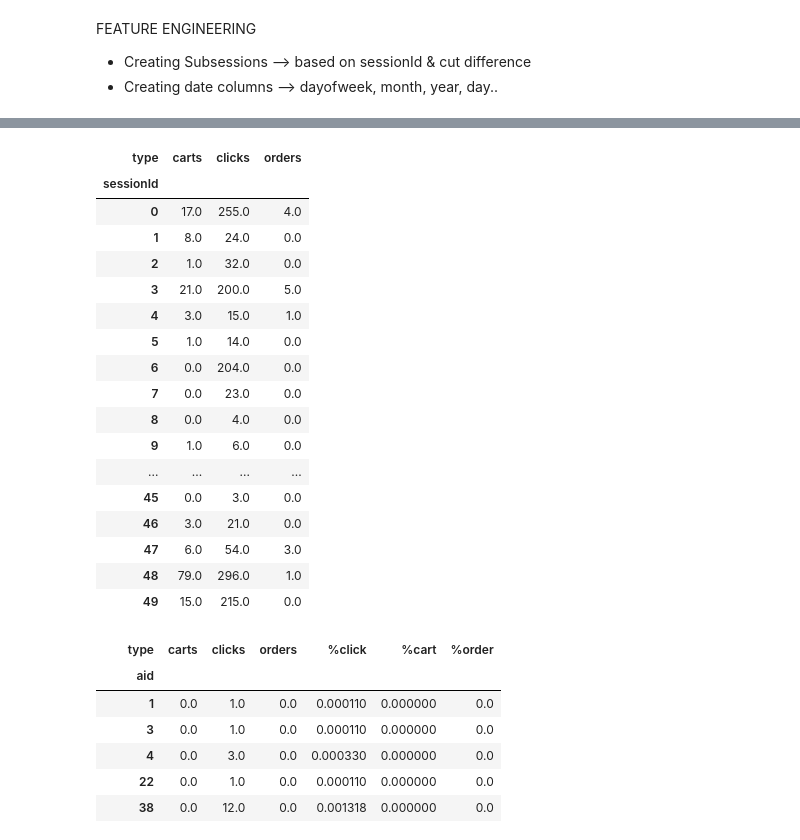
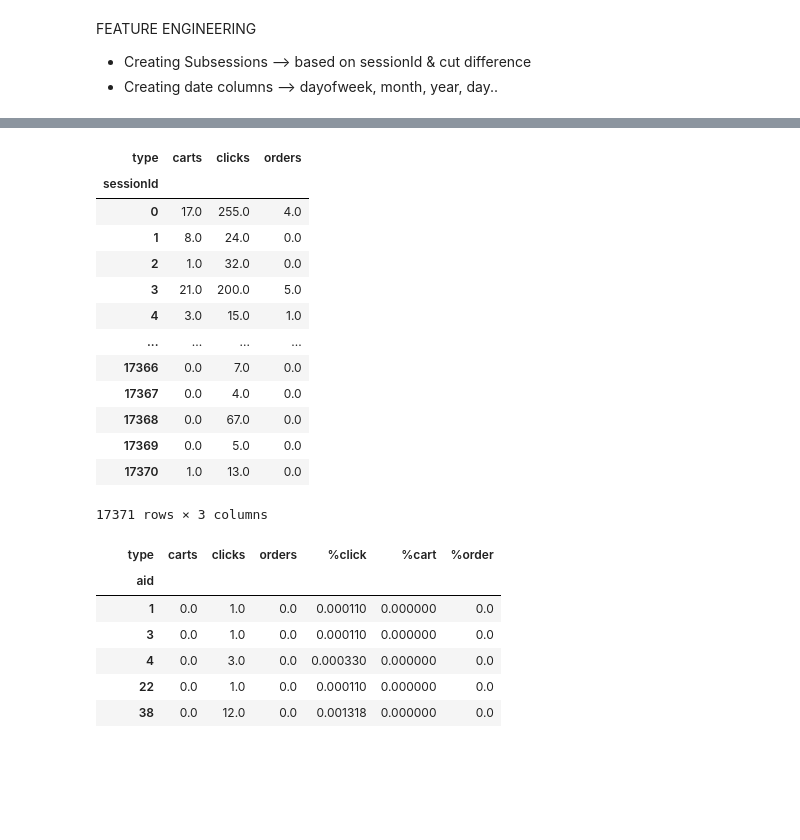
Before and after one commit to akrogv/exploracio-ml-python, a Jupyter notebook: Session_Based_Recommendation/Source/exploration.ipynb, the cells around one changed output, grey strips where cells are left out. Drawn from its saved outputs; the diff is of its cells as text; code cells hidden in the pictures; blank space fills up the shorter version.

```diff
--- a/Session_Based_Recommendation/Source/exploration.ipynb
+++ b/Session_Based_Recommendation/Source/exploration.ipynb
@@ -79,3 +75,24 @@ create_date_features(sampleEventsDf)
+# %%
+#Create subsessions with 2 hours interval.
+sampleEventsDf.sort_values(by=['sessionId','ts'])
+llisteta = [(sampleEventsDf[sampleEventsDf['sessionId']==session]['ts'] - np.insert(sampleEventsDf[sampleEventsDf['sessionId']==session]['ts'].values,0,0,axis=0)[:-1]).values for session in pd.unique(sampleEventsDf['sessionId'])]
+llisteta = [item for sublist in llisteta for item in sublist]
+sampleEventsDf['dif'] = llisteta
+cut_dif = pd.Timedelta(2,'h')
+i=0
+l=[]
+for sessionId in pd.unique(sampleEventsDf['sessionId']):
+    for event in sampleEventsDf[sampleEventsDf['sessionId'] == sessionId].values:
+        if event[-1]>cut_dif:
+            i=i+1
+        l.append(i)
+sampleEventsDf['subsession'] = l
+
+
+#Create date features
+sampleEventsDf.loc[:, 'month'] = sampleEventsDf['ts'].dt.month
+sampleEventsDf.loc[:, 'weekofyear'] = sampleEventsDf['ts'].dt.weekofyear
+sampleEventsDf.loc[:, 'dayofweek'] = sampleEventsDf['ts'].dt.dayofweek
 # %%
 sampleEventsDf.head()
 # %% [output]
@@ -88,26 +105,22 @@ sampleEventsDf.head()
 # %%
 #create sessionId and event counts. Replace NaN with 0
 user_counts = sampleEventsDf.groupby(['sessionId','type']).count()['ts'].unstack(level=-1).fillna(0)
-user_counts.head(50)
+user_counts
 # %% [output]
 | type | carts | clicks | orders |
 | sessionId |  |  |  |
 | 0 | 17.0 | 255.0 | 4.0 |
 | 1 | 8.0 | 24.0 | 0.0 |
 | 2 | 1.0 | 32.0 | 0.0 |
 | 3 | 21.0 | 200.0 | 5.0 |
 | 4 | 3.0 | 15.0 | 1.0 |
-| 5 | 1.0 | 14.0 | 0.0 |
-| 6 | 0.0 | 204.0 | 0.0 |
-| 7 | 0.0 | 23.0 | 0.0 |
-| 8 | 0.0 | 4.0 | 0.0 |
-| 9 | 1.0 | 6.0 | 0.0 |
 | ... | ... | ... | ... |
-| 45 | 0.0 | 3.0 | 0.0 |
-| 46 | 3.0 | 21.0 | 0.0 |
-| 47 | 6.0 | 54.0 | 3.0 |
-| 48 | 79.0 | 296.0 | 1.0 |
-| 49 | 15.0 | 215.0 | 0.0 |
+| 17366 | 0.0 | 7.0 | 0.0 |
+| 17367 | 0.0 | 4.0 | 0.0 |
+| 17368 | 0.0 | 67.0 | 0.0 |
+| 17369 | 0.0 | 5.0 | 0.0 |
+| 17370 | 1.0 | 13.0 | 0.0 |
+17371 rows × 3 columns
 # %%
 #create product Id and event counts. Replace NaN with 0
 product_counts = sampleEventsDf.groupby(['aid','type']).count()['ts'].unstack(level=-1).fillna(0)
```
Also changed, not shown: parts of 3 cells of this notebook, 2 other files.
